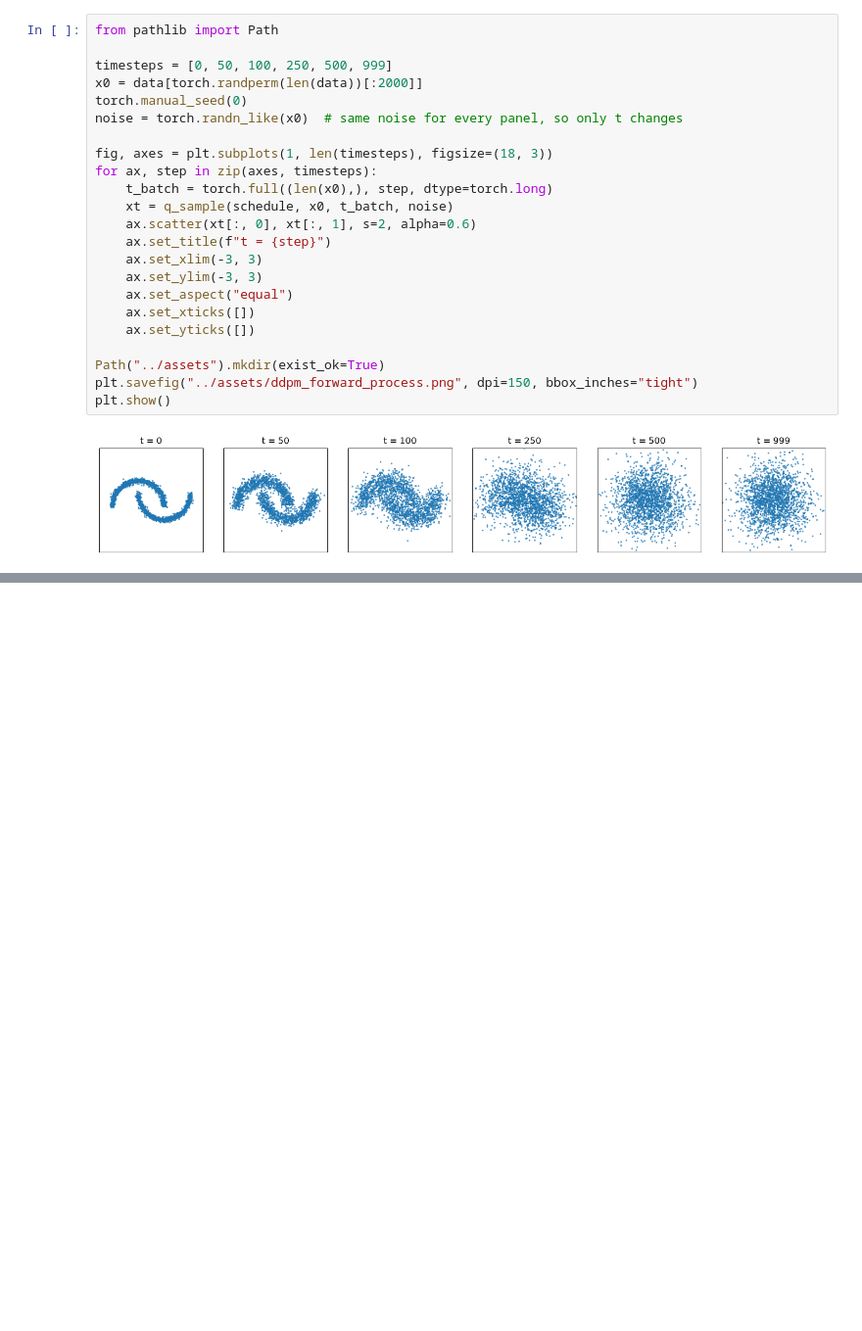
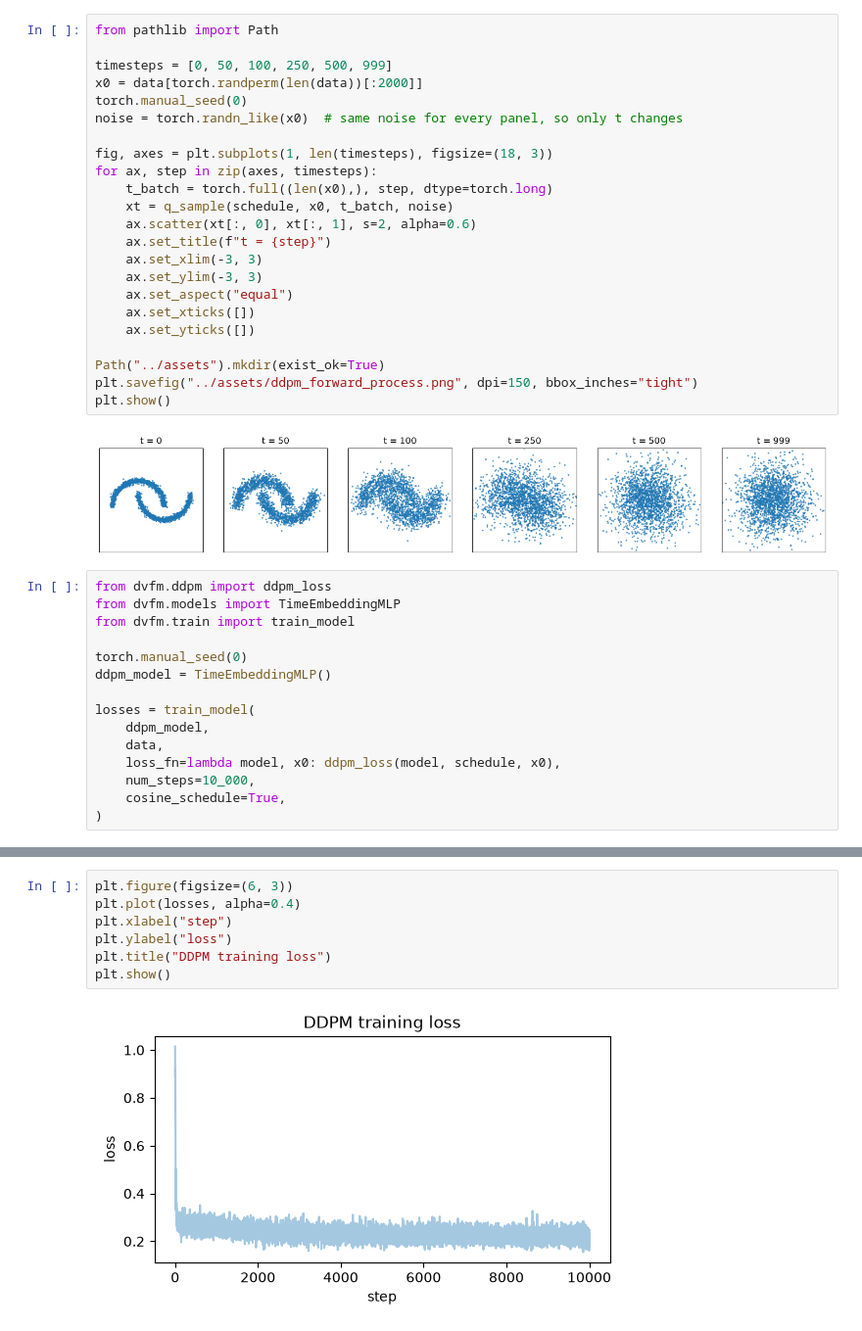
Before and after one commit to carlosordonezz/diffusion-vs-flow-matching, a Jupyter notebook: notebooks/04_ddpm.ipynb, the cells around one changed output, grey strips where cells are left out. Shown at 98% size. Cells and saved outputs as stored; diff of their text form; blank space fills up the shorter version.

Commit message:
Added DDPM loss and generic training loop

```diff
--- a/notebooks/04_ddpm.ipynb
+++ b/notebooks/04_ddpm.ipynb
@@ -53,3 +53,18 @@ plt.savefig("../assets/ddpm_forward_process.png", dpi=150, bbox_inches="tight")
 plt.show()
 # %% [output]
 [figure]
+# %%
+from dvfm.ddpm import ddpm_loss
+from dvfm.models import TimeEmbeddingMLP
+from dvfm.train import train_model
+
+torch.manual_seed(0)
+ddpm_model = TimeEmbeddingMLP()
+
+losses = train_model(
+    ddpm_model,
+    data,
+    loss_fn=lambda model, x0: ddpm_loss(model, schedule, x0),
+    num_steps=10_000,
+    cosine_schedule=True,
+)
@@ -55,0 +82,9 @@ plt.show()
+# %%
+plt.figure(figsize=(6, 3))
+plt.plot(losses, alpha=0.4)
+plt.xlabel("step")
+plt.ylabel("loss")
+plt.title("DDPM training loss")
+plt.show()
+# %% [output]
+[figure, added]
```
Also changed, not shown: parts of 1 cell of this notebook, 2 other files.
